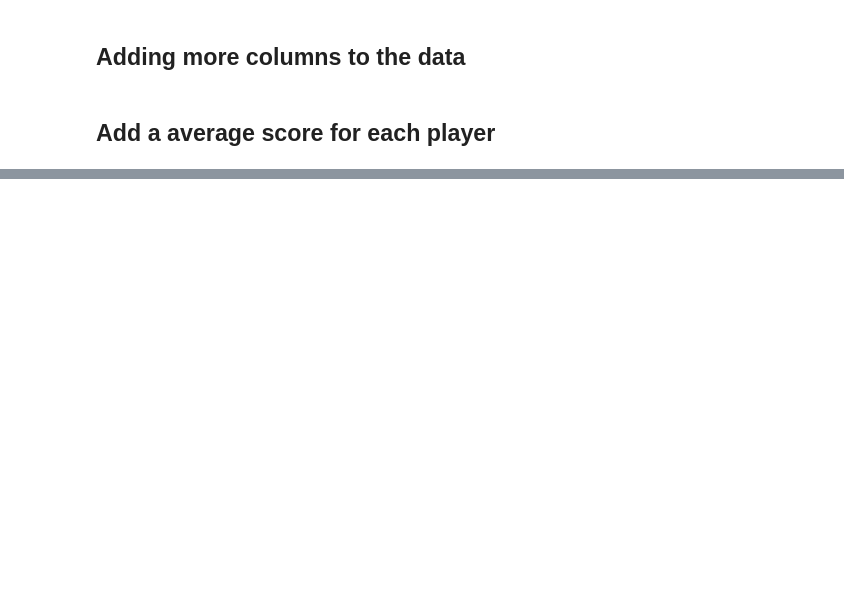
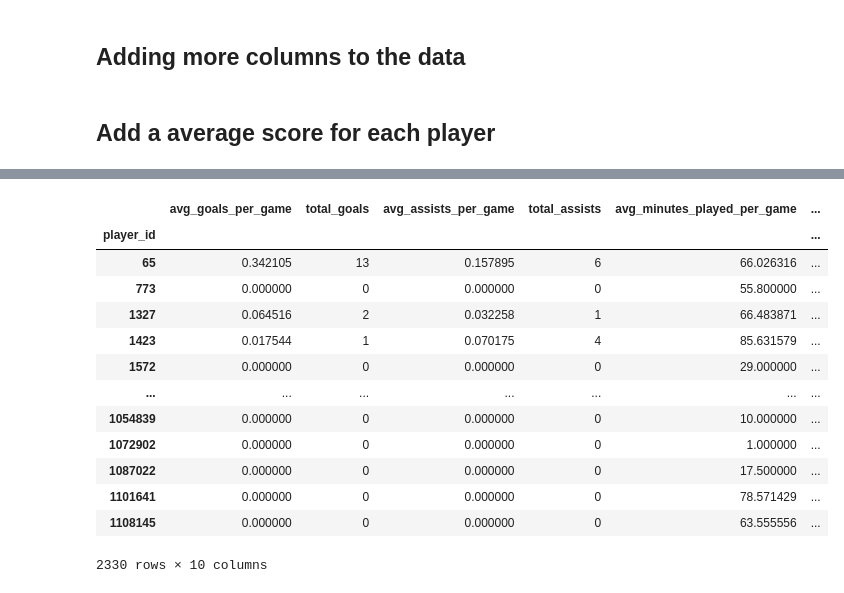
Before and after one commit to Nasotro/Projet, a Jupyter notebook: bordelV2.ipynb, the cells around one changed output, grey strips where cells are left out. Saved outputs shown, nothing was run; the diff lists cells and outputs as text; code cells hidden in the pictures; blank space fills up the shorter version.

Commit message:
adding function to get stats for each player

```diff
--- a/bordelV2.ipynb
+++ b/bordelV2.ipynb
@@ -175,0 +204,52 @@ test_data(X, y)
+# %%
+playerAppearances = None
+def get_stats_all_players():
+    global playerAppearances
+    if(playerAppearances is None):
+        playerAppearances = pd.read_csv("data\player_appearance.csv", sep=",")
+
+    player_stats = playerAppearances.groupby('player_id').agg({
+        'goals': ['mean', 'sum'],
+        'assists': ['mean', 'sum'],
+        'minutes_played': 'mean',
+        'yellow_cards': ['mean', 'sum'],
+        'red_cards': ['mean', 'sum'],
+        'appearance_id': 'count'
+    }).rename(columns={
+        'goals': 'avg_goals_per_game total_goals',
+        'assists': 'avg_assists_per_game total_assists',
+        'minutes_played': 'avg_minutes_played_per_game',
+        'yellow_cards': 'avg_yellow_cards_per_game total_yellow_cards',
+        'red_cards': 'avg_red_cards_per_game total_red_cards',
+        'appearance_id': 'total_games'
+    })
+
+    player_stats.columns = [col[0] for col in player_stats.columns.to_flat_index()]
+
+    column_parts = [col.split() for col in player_stats.columns]
+    new_column_names = []
+    for i, parts in enumerate(column_parts):
+        if (i > 0 and parts[0] == column_parts[i-1][0]):
+            new_column_names.append(parts[1] if (len(parts) > 1) else parts[0])
+        else:
+            new_column_names.append(parts[0])
+    player_stats.columns = new_column_names
+
+    return player_stats
+# %%
+stats_players = get_stats_all_players()
+# %% [output]
+|  | avg_goals_per_game | total_goals | avg_assists_per_game | total_assists | avg_minutes_played_per_game | ... |
+| player_id |  |  |  |  |  | ... |
+| 65 | 0.342105 | 13 | 0.157895 | 6 | 66.026316 | ... |
+| 773 | 0.000000 | 0 | 0.000000 | 0 | 55.800000 | ... |
+| 1327 | 0.064516 | 2 | 0.032258 | 1 | 66.483871 | ... |
+| 1423 | 0.017544 | 1 | 0.070175 | 4 | 85.631579 | ... |
+| 1572 | 0.000000 | 0 | 0.000000 | 0 | 29.000000 | ... |
+| ... | ... | ... | ... | ... | ... | ... |
+| 1054839 | 0.000000 | 0 | 0.000000 | 0 | 10.000000 | ... |
+| 1072902 | 0.000000 | 0 | 0.000000 | 0 | 1.000000 | ... |
+| 1087022 | 0.000000 | 0 | 0.000000 | 0 | 17.500000 | ... |
+| 1101641 | 0.000000 | 0 | 0.000000 | 0 | 78.571429 | ... |
+| 1108145 | 0.000000 | 0 | 0.000000 | 0 | 63.555556 | ... |
+2330 rows × 10 columns
```
Also changed, not shown: parts of 7 cells of this notebook, 1 other file.
